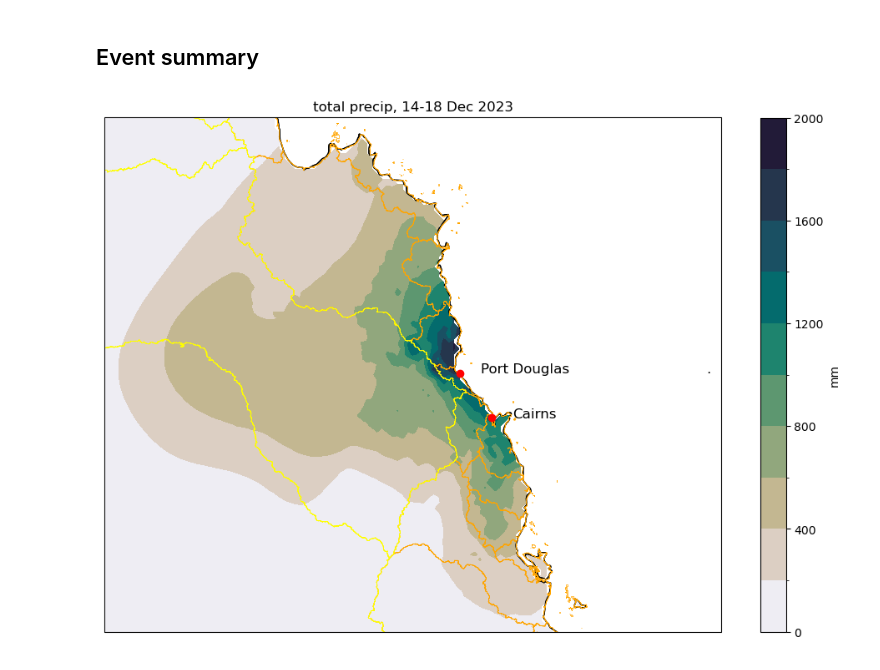
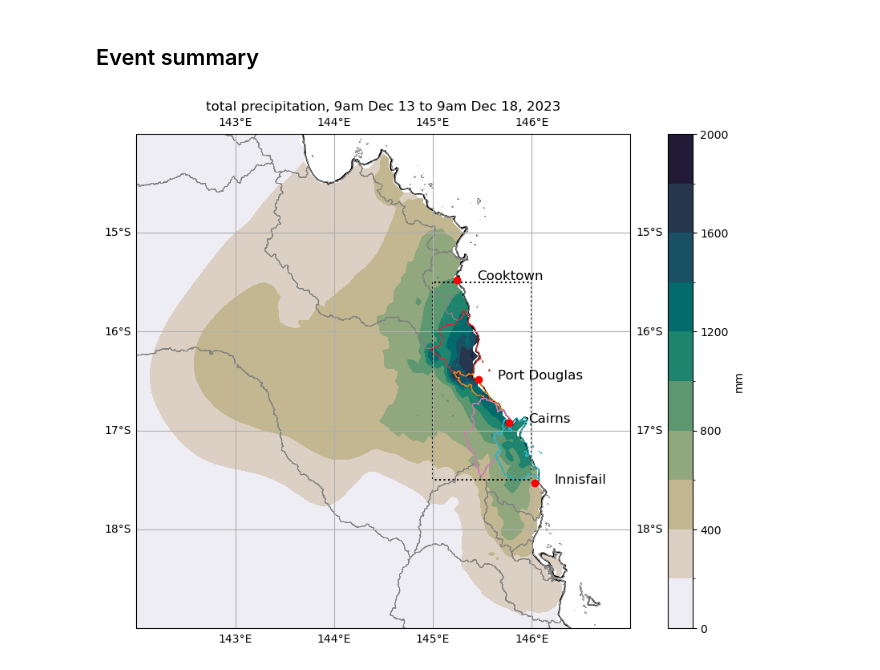
Before and after one commit to stellema/tc-jasper, a Jupyter notebook: event_plots.ipynb, the cells around one changed output. Drawn from its saved outputs; the diff is of its cells as text; code cells hidden in the pictures.

Commit message:
Improved plot

```diff
--- a/event_plots.ipynb
+++ b/event_plots.ipynb
@@ -115,14 +114,13 @@ ds_masked = fileio.open_dataset(
 precip_total_masked = ds_masked['precip'].sel(time=slice('2023-12-14', '2023-12-18')).sum(dim=['time'], min_count=1)
 # %%
 def plot_cities(ax, label_color='white'):
-    lats = [-16.92, -16.484]
-    lons = [145.77, 145.46]
-    cities = ['Cairns', 'Port Douglas']
-    offsets = {'Cairns': 0.2, 'Port Douglas': 0.2}
+    lats = [-17.5328, -16.92, -16.484, -15.4758]
+    lons = [146.0311, 145.77, 145.46, 145.2465]
+    cities = ['Innisfail', 'Cairns', 'Port Douglas', 'Cooktown']
     for lon, lat, city in zip(lons, lats, cities):
         ax.plot(lon, lat, 'ro', zorder=5, transform=ccrs.PlateCarree())
         ax.text(
-            lon + offsets[city],
+            lon + 0.2,
             lat,
             city,
             fontsize='large',
@@ -132,32 +130,82 @@ def plot_cities(ax, label_color='white'):
 # %%
 fig = plt.figure(figsize=[12, 8])
 ax1 = fig.add_subplot(111, projection=ccrs.PlateCarree())
 
 pr_levels = np.arange(0, 2001, 200)
 cmap = cmocean.cm.rain
 # cmocean.cm.haline_r
 
 precip_total_masked.plot.contourf(
     ax=ax1,
     transform=ccrs.PlateCarree(),
     cmap=cmap,
     levels=pr_levels,
     cbar_kwargs={'label': 'mm'},
 )
 ax1.coastlines()
 ax1.add_feature(cartopy.feature.STATES)
-ax1.add_geometries(nec_river_regions.geometry, ccrs.PlateCarree(), facecolor='none', linewidth=0.5, edgecolor='orange')
-ax1.add_geometries(cc_river_regions.geometry, ccrs.PlateCarree(), facecolor='none', linewidth=0.5,  edgecolor='yellow')
-ax1.set_extent([142, 148, -14, -19], crs=ccrs.PlateCarree())
+ax1.add_geometries(
+    nec_river_regions.geometry,
+    ccrs.PlateCarree(),
+    facecolor='none',
+    linewidth=0.5,
+    edgecolor='0.5',
+)
+ax1.add_geometries(
+    cc_river_regions.geometry,
+    ccrs.PlateCarree(),
+    facecolor='none',
+    linewidth=0.5,
+    edgecolor='0.5',
+)
+ax1.add_geometries(
+    nec_river_regions[nec_river_regions['RivRegName'] == 'DAINTREE RIVER'].geometry,
+    ccrs.PlateCarree(),
+    facecolor='none',
+    linewidth=0.5,
+    edgecolor='tab:red',
+)
+ax1.add_geometries(
+    nec_river_regions[nec_river_regions['RivRegName'] == 'MOSSMAN RIVER'].geometry,
+    ccrs.PlateCarree(),
+    facecolor='none',
+    linewidth=0.5,
+    edgecolor='tab:orange',
+)
+ax1.add_geometries(
+    nec_river_regions[nec_river_regions['RivRegName'] == 'BARRON RIVER'].geometry,
+    ccrs.PlateCarree(),
+    facecolor='none',
+    linewidth=0.5,
+    edgecolor='tab:pink',
+)
+ax1.add_geometries(
+    nec_river_regions[nec_river_regions['RivRegName'] == 'MULGRAVE-RUSSELL RIVERS'].geometry,
+    ccrs.PlateCarree(),
+    facecolor='none',
+    linewidth=0.5,
+    edgecolor='tab:cyan',
+)
+
+ax1.gridlines(draw_labels=True)
+ax1.plot(
+    [145, 145, 146, 146, 145],
+    [-15.5, -17.5, -17.5, -15.5, -15.5],
+    transform=ccrs.PlateCarree(),
+    color='black',
+    linestyle=':'
+)
+
+ax1.set_extent([142, 147, -14, -19], crs=ccrs.PlateCarree())
 plot_cities(ax1, label_color='black')
-ax1.set_title('total precip, 14-18 Dec 2023')
+ax1.set_title('total precipitation, 9am Dec 13 to 9am Dec 18, 2023')
 
 plt.savefig(
     'jasper_5day_prtot.png',
     bbox_inches='tight',
     facecolor='white',
     dpi=300
 )
 plt.show()
 # %% [output]
-[figure, old version]
+[figure, new version]
```
Also changed, not shown: parts of 3 cells of this notebook.
